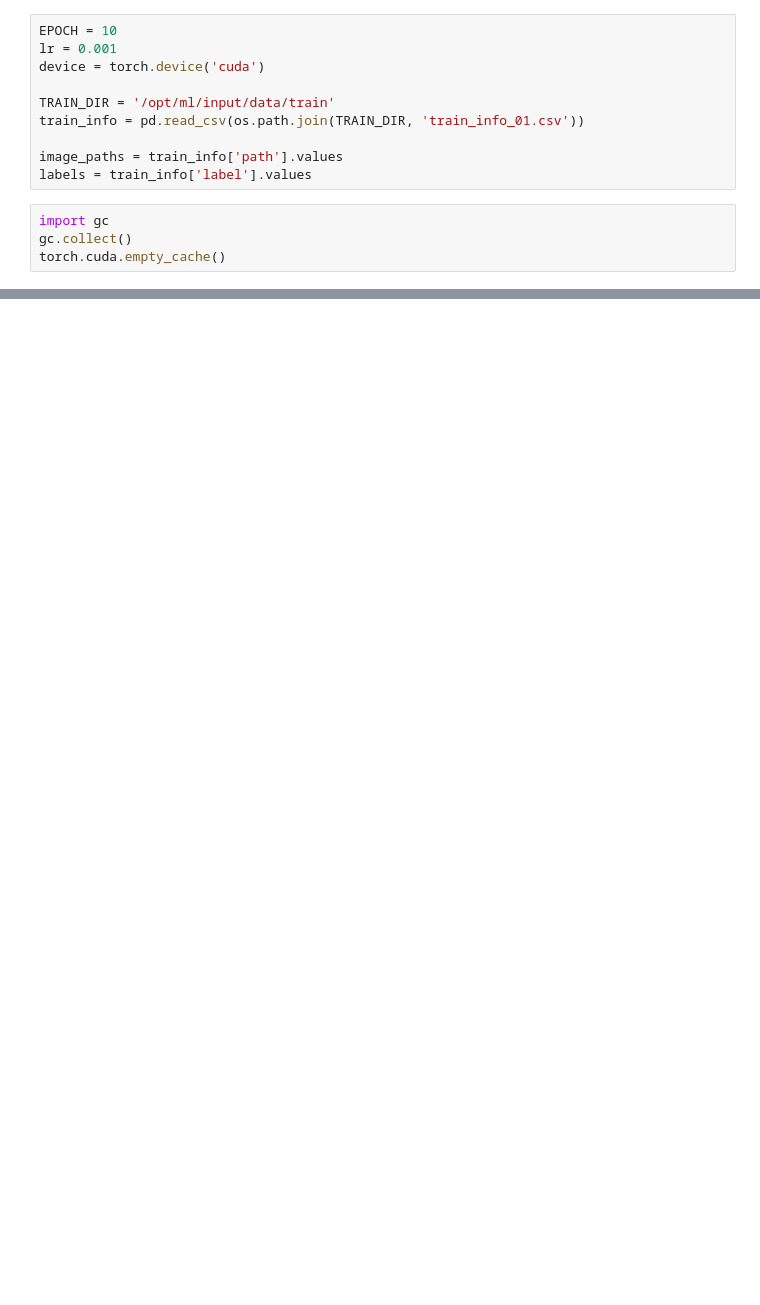
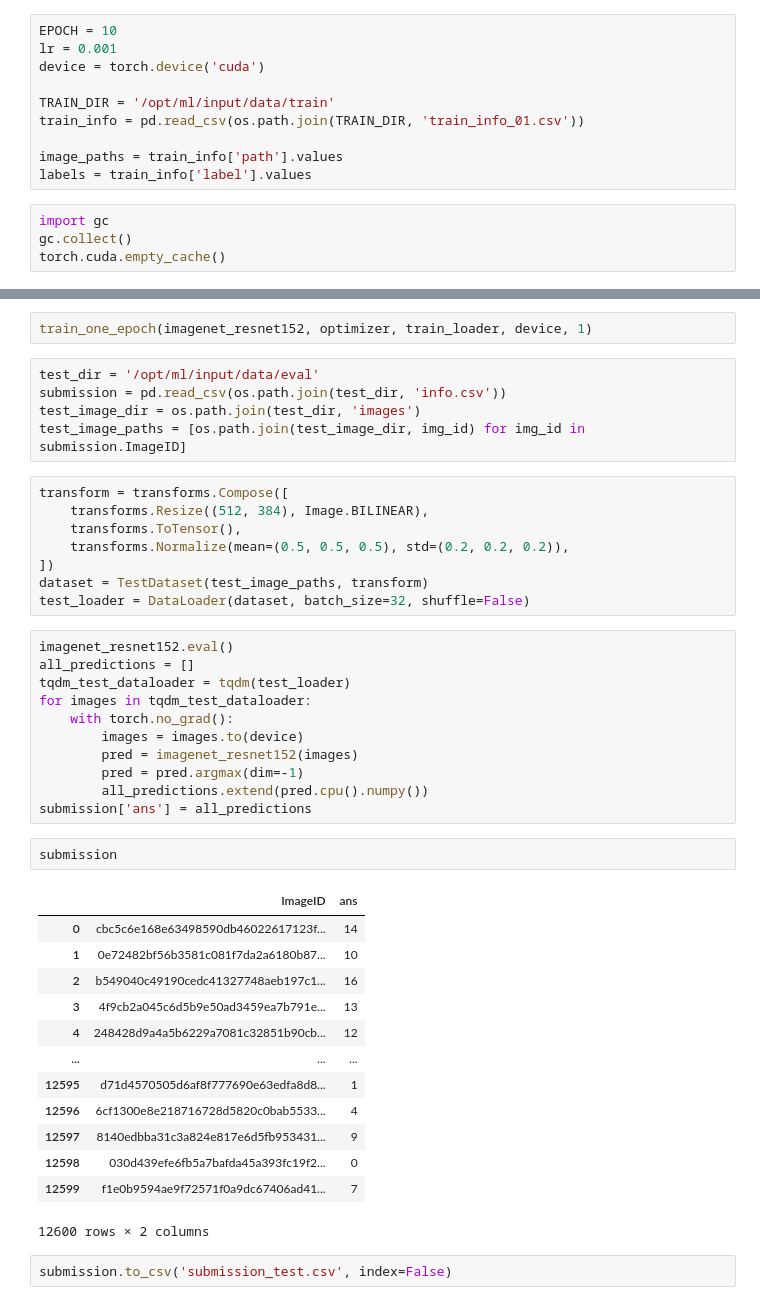
Before and after one commit to SNMHZ/mask-image-classification, a Jupyter notebook: practice/t3146/exper.ipynb, the cells around one changed output, grey strips where cells are left out. Cells and saved outputs as stored; diff of their text form; blank space fills up the shorter version.

```diff
--- a/practice/t3146/exper.ipynb
+++ b/practice/t3146/exper.ipynb
@@ -91,0 +156,44 @@ torch.cuda.empty_cache()
+# %%
+train_one_epoch(imagenet_resnet152, optimizer, train_loader, device, 1)
+# %%
+test_dir = '/opt/ml/input/data/eval'
+submission = pd.read_csv(os.path.join(test_dir, 'info.csv'))
+test_image_dir = os.path.join(test_dir, 'images')
+test_image_paths = [os.path.join(test_image_dir, img_id) for img_id in submission.ImageID]
+# %%
+transform = transforms.Compose([
+    transforms.Resize((512, 384), Image.BILINEAR),
+    transforms.ToTensor(),
+    transforms.Normalize(mean=(0.5, 0.5, 0.5), std=(0.2, 0.2, 0.2)),
+])
+dataset = TestDataset(test_image_paths, transform)
+test_loader = DataLoader(dataset, batch_size=32, shuffle=False)
+# %%
+imagenet_resnet152.eval()
+all_predictions = []
+tqdm_test_dataloader = tqdm(test_loader)
+for images in tqdm_test_dataloader:
+    with torch.no_grad():
+        images = images.to(device)
+        pred = imagenet_resnet152(images)
+        pred = pred.argmax(dim=-1)
+        all_predictions.extend(pred.cpu().numpy())
+submission['ans'] = all_predictions
+# %%
+submission
+# %% [output]
+|  | ImageID | ans |
+| 0 | cbc5c6e168e63498590db46022617123f... | 14 |
+| 1 | 0e72482bf56b3581c081f7da2a6180b87... | 10 |
+| 2 | b549040c49190cedc41327748aeb197c1... | 16 |
+| 3 | 4f9cb2a045c6d5b9e50ad3459ea7b791e... | 13 |
+| 4 | 248428d9a4a5b6229a7081c32851b90cb... | 12 |
+| ... | ... | ... |
+| 12595 | d71d4570505d6af8f777690e63edfa8d8... | 1 |
+| 12596 | 6cf1300e8e218716728d5820c0bab5533... | 4 |
+| 12597 | 8140edbba31c3a824e817e6d5fb953431... | 9 |
+| 12598 | 030d439efe6fb5a7bafda45a393fc19f2... | 0 |
+| 12599 | f1e0b9594ae9f72571f0a9dc67406ad41... | 7 |
+12600 rows × 2 columns
+# %%
+submission.to_csv('submission_test.csv', index=False)
```
Also changed, not shown: parts of 7 cells of this notebook, 1 other file.
